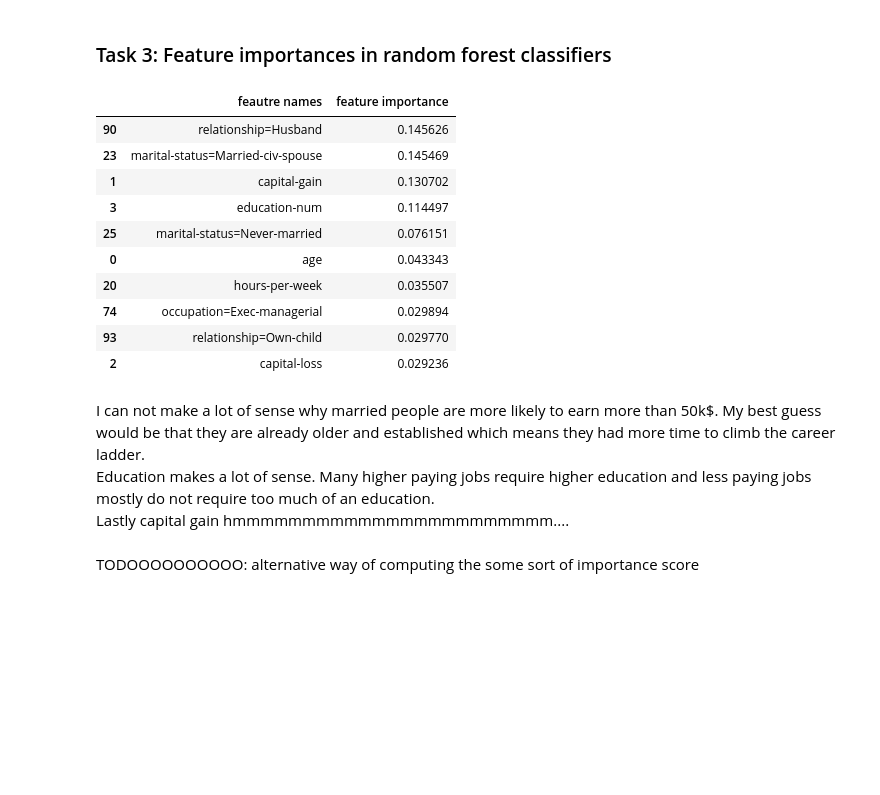
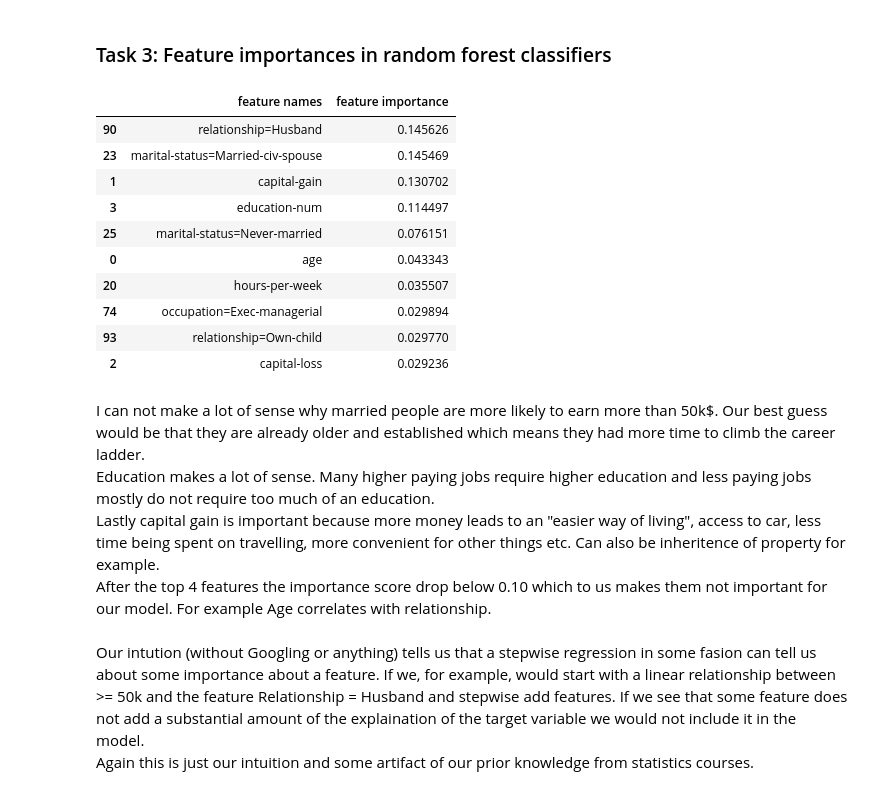
Before and after one commit to DJB1ra/DJB1ra-gu, a Jupyter notebook: assignment 2/Assignment 2_Albin_comb.ipynb, the cells around one changed output. Cells and saved outputs as stored; diff of their text form; code cells hidden in the pictures; blank space fills up the shorter version.

```diff
--- a/assignment 2/Assignment 2_Albin_comb.ipynb
+++ b/assignment 2/Assignment 2_Albin_comb.ipynb
@@ -210,11 +210,11 @@ y_predict = pipeline.predict(X_test_dict)
 
 fn,fi = pipeline.steps[0][1].feature_names_, pipeline.steps[1][1].feature_importances_
 # %%
-score_df = pd.DataFrame({'feautre names': fn, 'feature importance': fi})
+score_df = pd.DataFrame({'feature names': fn, 'feature importance': fi})
 score_df = score_df.sort_values(by='feature importance', ascending=False)
 score_df.head(10)
 # %% [output]
-|  | feautre names | feature importance |
+|  | feature names | feature importance |
 | 90 | relationship=Husband | 0.145626 |
 | 23 | marital-status=Married-civ-spouse | 0.145469 |
 | 1 | capital-gain | 0.130702 |
@@ -226,8 +226,10 @@ score_df.head(10)
 | 93 | relationship=Own-child | 0.029770 |
 | 2 | capital-loss | 0.029236 |
 # %% [markdown]
-I can not make a lot of sense why married people are more likely to earn more than 50k$. My best guess would be that they are already older and established which means they had more time to climb the career ladder.<br>
+I can not make a lot of sense why married people are more likely to earn more than 50k$. Our best guess would be that they are already older and established which means they had more time to climb the career ladder.<br>
 Education makes a lot of sense. Many higher paying jobs require higher education and less paying jobs mostly do not require too much of an education. <br>
-Lastly capital gain hmmmmmmmmmmmmmmmmmmmmmmm....
+Lastly capital gain is important because more money leads to an "easier way of living", access to car, less time being spent on travelling, more convenient for other things etc. Can also be inheritence of property for example.<br>
+After the top 4 features the importance score drop below 0.10 which to us makes them not important for our model. For example Age correlates with relationship.
 # %% [markdown]
-TODOOOOOOOOOO: alternative way of computing the some sort of importance score
+Our intution (without Googling or anything) tells us that a stepwise regression in some fasion can tell us about some importance about a feature. If we, for example, would start with a linear relationship between >= 50k and the feature Relationship = Husband and stepwise add features. If we see that some feature does not add a substantial amount of the explaination of the target variable we would not include it in the model.<br>
+Again this is just our intuition and some artifact of our prior knowledge from statistics courses.
```
